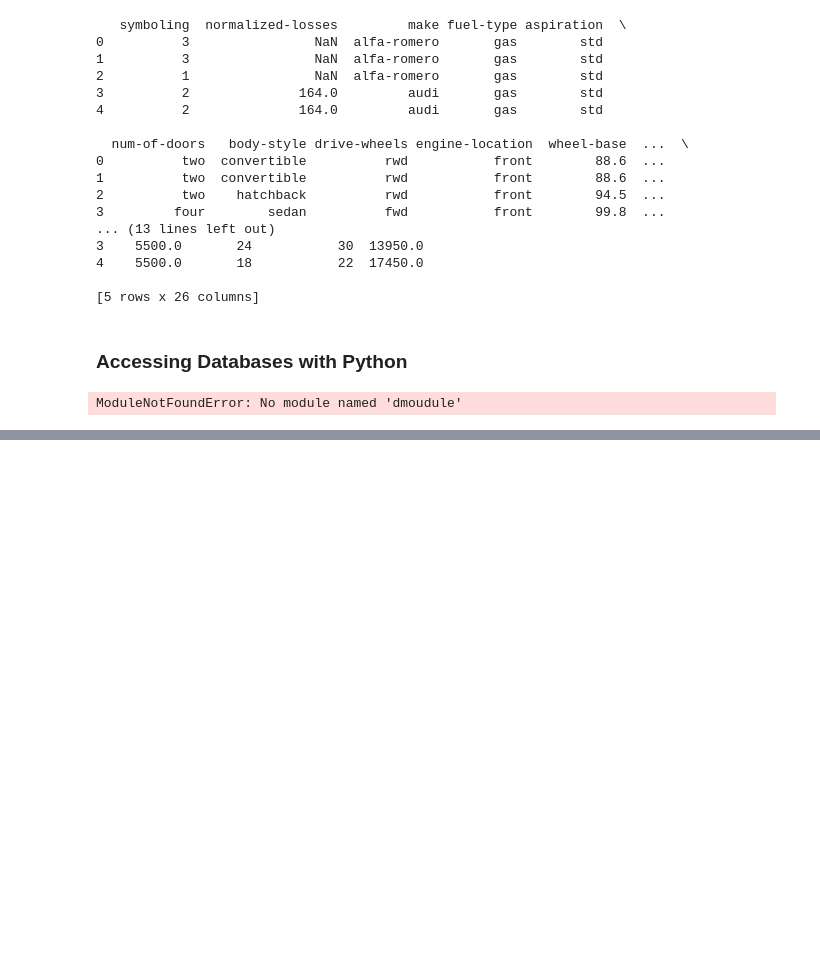
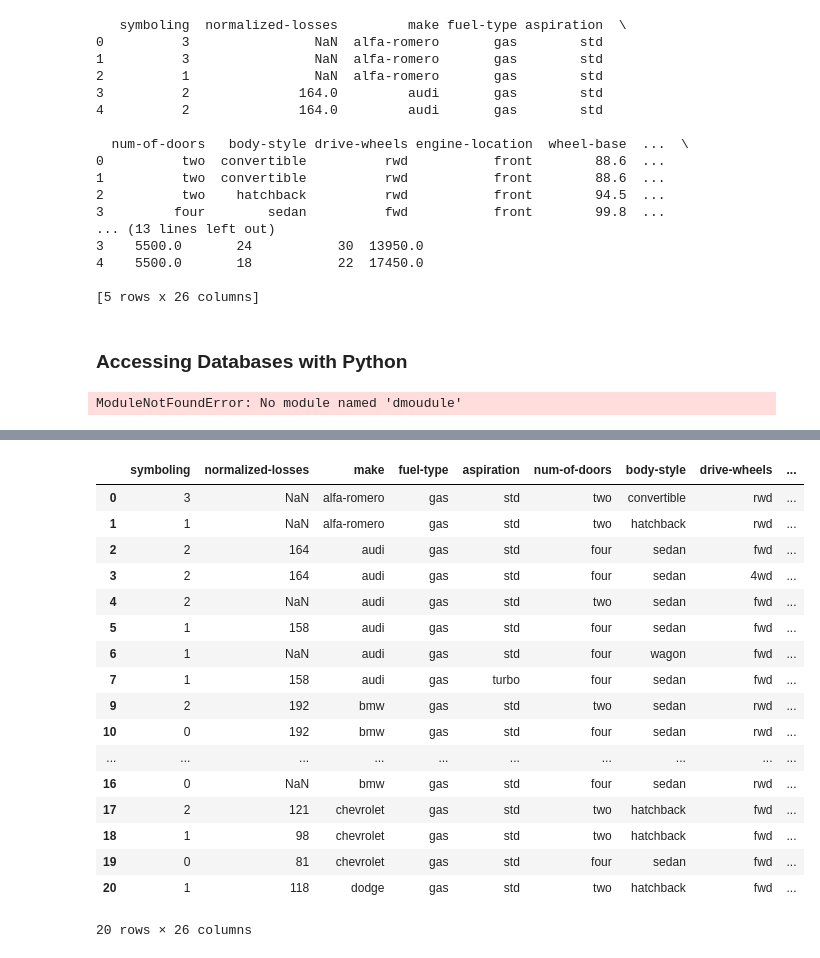
Before and after one commit to jaypay161-codealchemy/Data_Analysis_with_Python, a Jupyter notebook: Module-1.ipynb, the cells around one changed output, grey strips where cells are left out. Saved outputs shown, nothing was run; the diff lists cells and outputs as text; code cells hidden in the pictures; blank space fills up the shorter version.

```diff
--- a/Module-1.ipynb
+++ b/Module-1.ipynb
@@ -72,0 +130,22 @@ ModuleNotFoundError: No module named 'dmoudule'
+# %%
+# %pip install aiohttp
+
+import pandas as pd
+import aiohttp, asyncio
+
+async def download(url, filename):
+    async with aiohttp.ClientSession() as s:
+        async with s.get(url) as resp:
+            resp.raise_for_status()
+            with open(filename, "wb") as f:
+                while True:
+                    chunk = await resp.content.read(8192)
+                    if not chunk:
+                        break
+                    f.write(chunk)
+
+file_path = "https://cf-courses-data.s3.us.cloud-object-storage.appdomain.cloud/IBMDeveloperSkillsNetwork-DA0101EN-SkillsNetwork/labs/Data%20files/auto.csv"
+await download(file_path, "auto.csv")
+
+df = pd.read_csv("auto.csv")
+df.head()
@@ -72,0 +189,7 @@ ModuleNotFoundError: No module named 'dmoudule'
+# %%
+# create headers list
+headers = ["symboling","normalized-losses","make","fuel-type","aspiration", "num-of-doors","body-style",
+         "drive-wheels","engine-location","wheel-base", "length","width","height","curb-weight","engine-type",
+         "num-of-cylinders", "engine-size","fuel-system","bore","stroke","compression-ratio","horsepower",
+         "peak-rpm","city-mpg","highway-mpg","price"]
+print("headers\n", headers)
@@ -72,0 +199,4 @@ ModuleNotFoundError: No module named 'dmoudule'
+# %%
+# Replace headers and recheck our data frame:
+df.columns = headers
+df.columns
@@ -72,0 +227,26 @@ ModuleNotFoundError: No module named 'dmoudule'
+# %%
+# Now, we need to replace the "?" symbol with NaN so the dropna() can remove the missing values:
+df1=df.replace('?', np.nan)
+# %%
+# You can drop missing values along the column "price" as follows:
+df=df1.dropna(subset=["price"], axis=0)   # Here, axis=0 means that the contents along the entire row will be dropped wherever the entity 'price' is found to be NaN
+df.head(20)
+# %% [output]
+|  | symboling | normalized-losses | make | fuel-type | aspiration | num-of-doors | body-style | drive-wheels | ... |
+| 0 | 3 | NaN | alfa-romero | gas | std | two | convertible | rwd | ... |
+| 1 | 1 | NaN | alfa-romero | gas | std | two | hatchback | rwd | ... |
+| 2 | 2 | 164 | audi | gas | std | four | sedan | fwd | ... |
+| 3 | 2 | 164 | audi | gas | std | four | sedan | 4wd | ... |
+| 4 | 2 | NaN | audi | gas | std | two | sedan | fwd | ... |
+| 5 | 1 | 158 | audi | gas | std | four | sedan | fwd | ... |
+| 6 | 1 | NaN | audi | gas | std | four | wagon | fwd | ... |
+| 7 | 1 | 158 | audi | gas | turbo | four | sedan | fwd | ... |
+| 9 | 2 | 192 | bmw | gas | std | two | sedan | rwd | ... |
+| 10 | 0 | 192 | bmw | gas | std | four | sedan | rwd | ... |
+| ... | ... | ... | ... | ... | ... | ... | ... | ... | ... |
+| 16 | 0 | NaN | bmw | gas | std | four | sedan | rwd | ... |
+| 17 | 2 | 121 | chevrolet | gas | std | two | hatchback | fwd | ... |
+| 18 | 1 | 98 | chevrolet | gas | std | two | hatchback | fwd | ... |
+| 19 | 0 | 81 | chevrolet | gas | std | four | sedan | fwd | ... |
+| 20 | 1 | 118 | dodge | gas | std | two | hatchback | fwd | ... |
+20 rows × 26 columns
```
Also changed, not shown: parts of 11 cells of this notebook, 1 other file.
